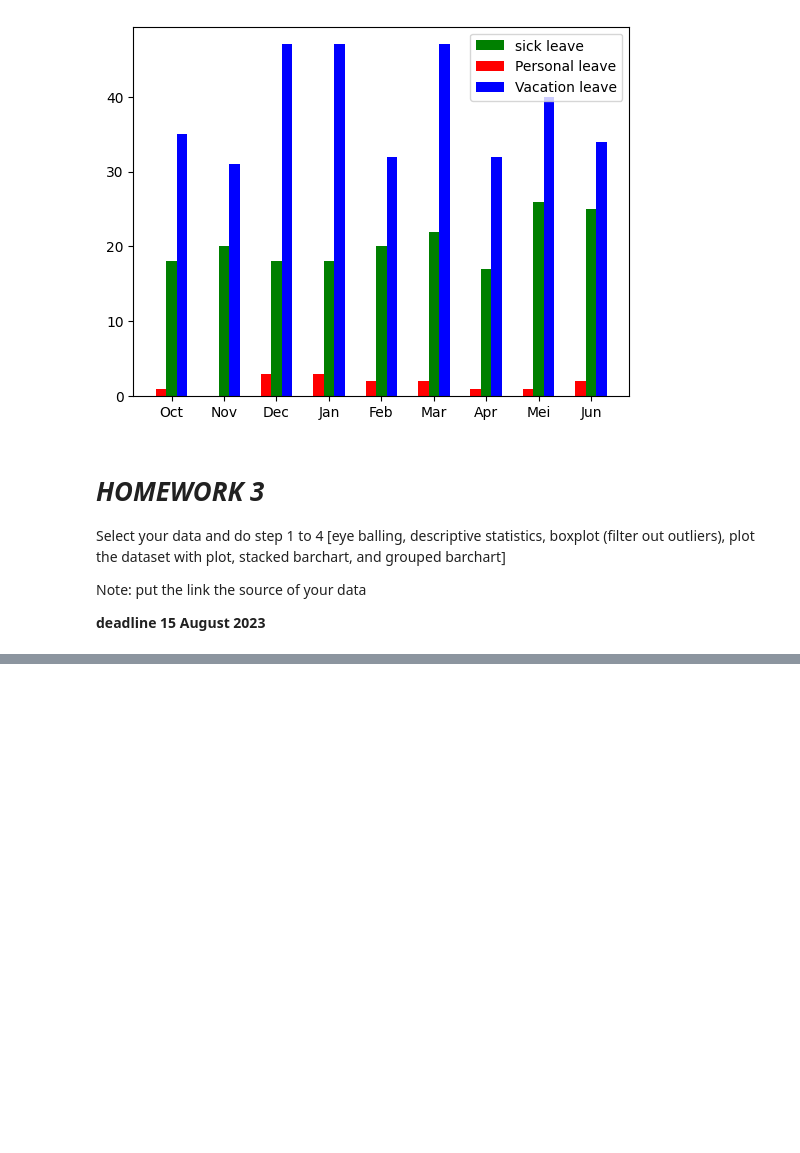
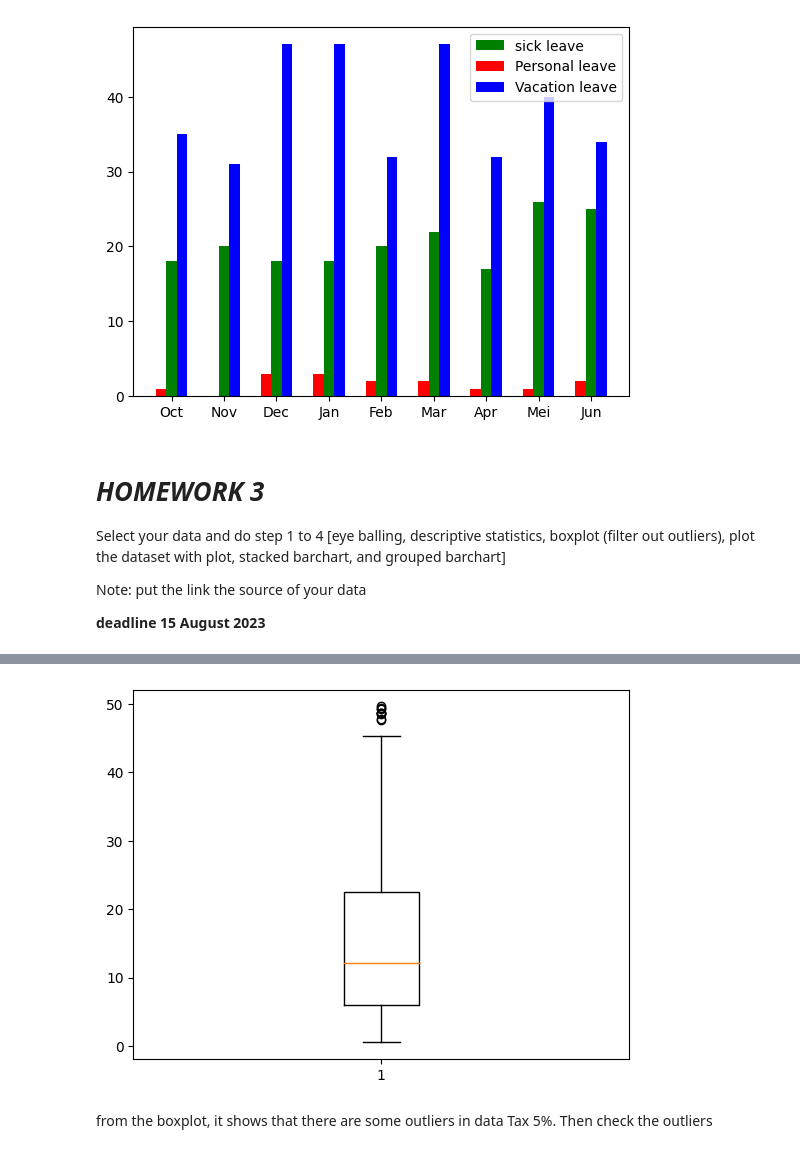
Before and after one commit to oktsadwikar/DPDM2023, a Jupyter notebook: Data102(Chapter_2).ipynb, the cells around one changed output, grey strips where cells are left out. Drawn from its saved outputs; the diff is of its cells as text; code cells hidden in the pictures; blank space fills up the shorter version.

```diff
--- a/Data102(Chapter_2).ipynb
+++ b/Data102(Chapter_2).ipynb
@@ -561,0 +740,6 @@ Note: put the link the source of your data
+# %%
+boxplot_tax = plt.boxplot(data['Tax 5%'])
+# %% [output]
+[figure, added]
+# %% [markdown]
+from the boxplot, it shows that there are some outliers in data Tax 5%. Then check the outliers
```
Also changed, not shown: parts of 139 cells of this notebook.
